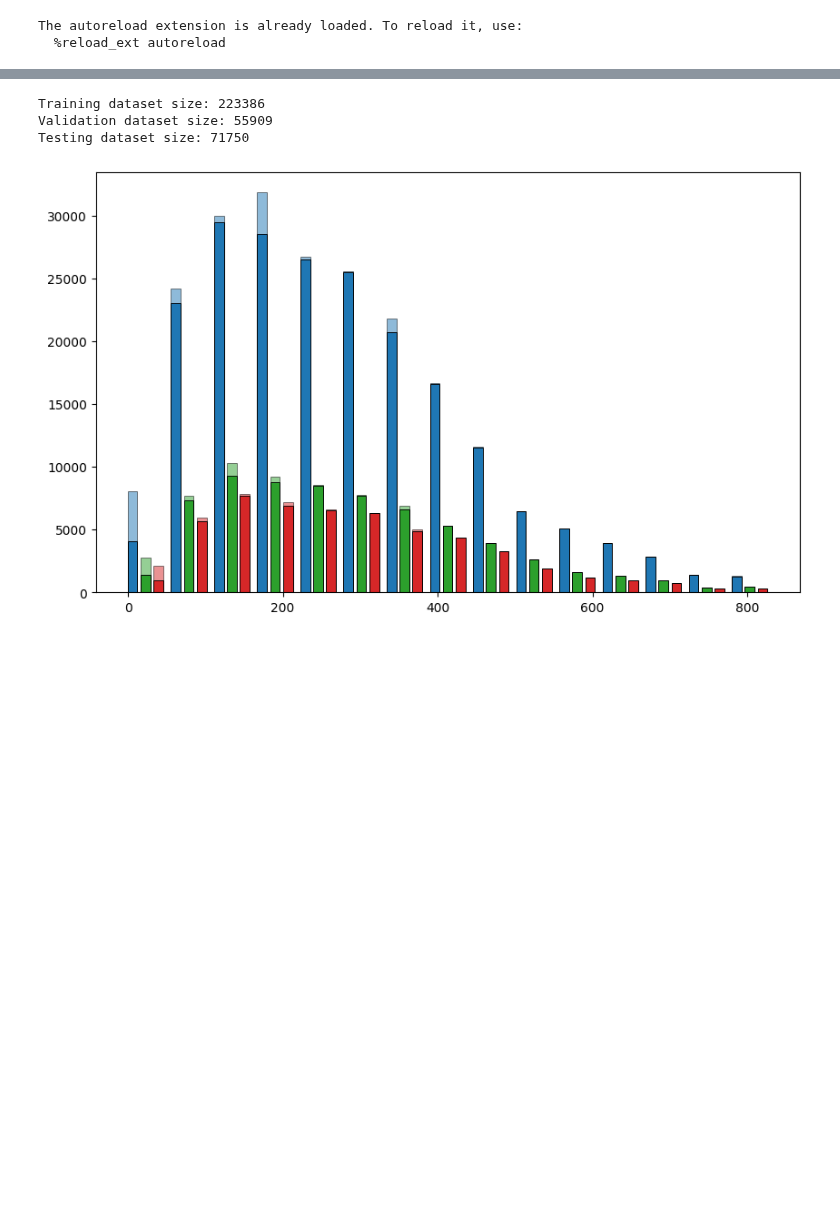
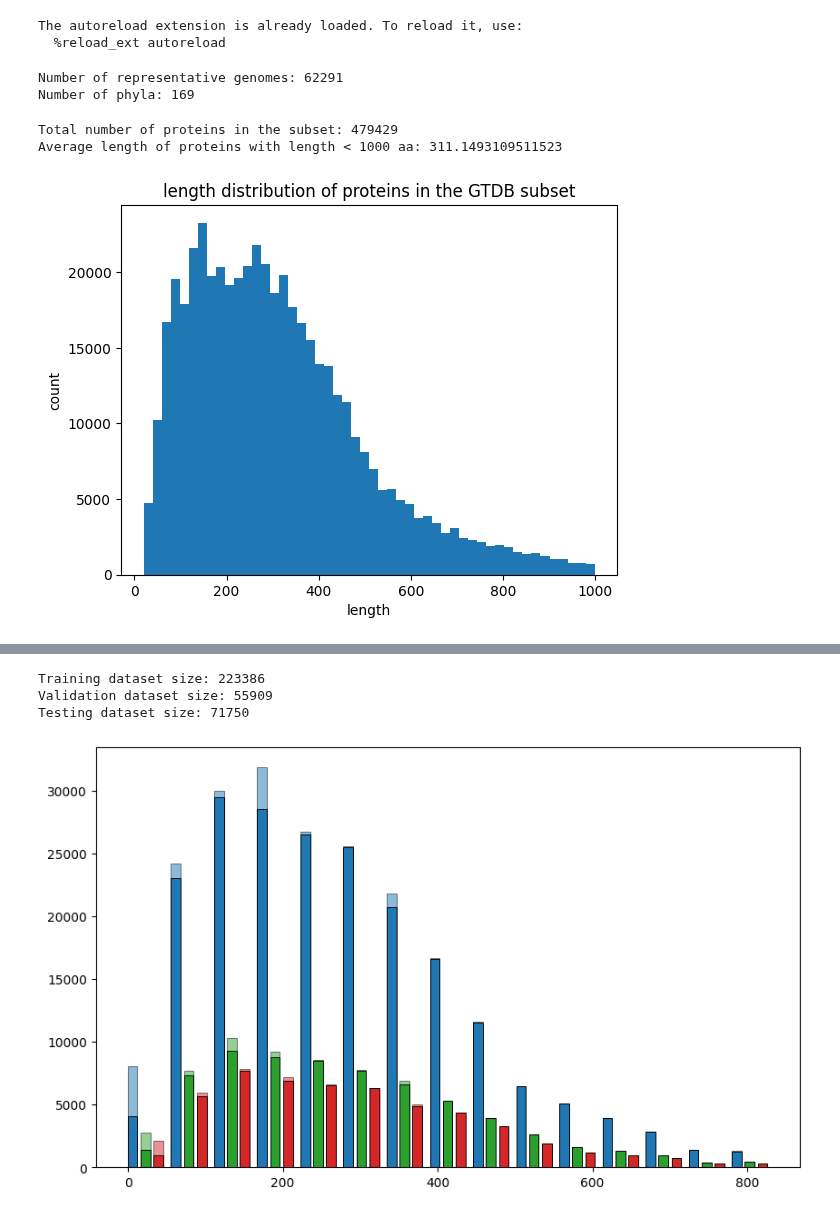
Before and after one commit to pipparichter/selenobot, a Jupyter notebook: notebooks/sandbox.ipynb, the cells around one changed output, grey strips where cells are left out. Cells and saved outputs as stored; diff of their text form; code cells hidden in the pictures; blank space fills up the shorter version.

```diff
--- a/notebooks/sandbox.ipynb
+++ b/notebooks/sandbox.ipynb
@@ -33,3 +36,72 @@ SCRIPTS_DIR = os.path.join(ROOT_DIR, 'scripts') # Get the path where results are
 # %% [output]
 The autoreload extension is already loaded. To reload it, use:
   %reload_ext autoreload
+# %%
+# For the sake of speeding things up, going to use a subset of GTDB genomes. I will grab the highest-completion representative
+# genome from each bacterial phylum.
+bacteria_metadata_df = pd.read_csv(os.path.join(DATA_DIR, 'validation', 'bac120_metadata_r207.tsv'), sep='\t')
+bacteria_metadata_df = bacteria_metadata_df[bacteria_metadata_df.gtdb_representative == 't'] # Get the representatives.
+# Extract the phylum...
+phylum = [re.search(r'p__([^;]+);', taxonomy).group(1) for taxonomy in bacteria_metadata_df.gtdb_taxonomy]
+bacteria_metadata_df['phylum'] = phylum
+
+print('Number of representative genomes:', len(bacteria_metadata_df))
+print('Number of phyla:', len(np.unique(phylum)))
+
+subset_df = [] # For storing the genome from each phylum with the highest completeness..
+for _, phylum_df in bacteria_metadata_df.groupby('phylum'):
+    phylum_df = phylum_df.sort_values('checkm_completeness', ascending=False)
+    subset_df.append(phylum_df.iloc[0].copy())
+subset_df = pd.DataFrame(subset_df)
+
+# Remove the prefixes from the genome IDs.
+subset_df = subset_df.rename(columns={'accession':'genome_id'})
+subset_df.genome_id = [genome_id.replace('GB_', '').replace('RS_', '') for genome_id in subset_df.genome_id]
+subset_df.set_index('genome_id').to_csv(os.path.join(DATA_DIR, 'validation', 'bac120_metadata_r207_subset.csv'))
+# %% [output]
+Number of representative genomes: 62291
+Number of phyla: 169
+# %%
+# Want to download the GTDB ORFs for the genomes in the subsample...
+# This is the genome with the highest completeness from each bacterial phylum!
+genome_ids = pd.read_csv(os.path.join(DATA_DIR, 'validation', 'bac120_metadata_r207_subset.csv')).genome_id
+
+# Obtain the relevant data from Find-A-Bug...
+gtdb_df = []
+for genome_id in tqdm(genome_ids, desc='Downloading genes from Find-A-Bug...'):
+    genome_df = []
+    query = fabapi.Query('proteins')
+    query.equal_to('genome_id', genome_id)
+    for page_df in query:
+        genome_df.append(page_df)
+    # Concatenate the results for the genome and add to the complete DataFrame.
+    genome_df = pd.concat(genome_df)
+    gtdb_df.append(genome_df)
+
+gtdb_df = pd.concat(gtdb_df).set_index('gene_id')
+gtdb_df.to_csv(os.path.join(DATA_DIR, 'validation', 'bac120_proteins_r207_subset.csv'))
+# %%
+print('Total number of proteins in the subset:', len(gtdb_df))
+
+# Also want to look at the length distribution, and possibly get rid of any clear outliers.
+gtdb_df['length'] = gtdb_df.seq.apply(len)
+
+# After looking at the initial length distribution, there are definitely some crazy outliers.
+# It seems like there *can* be bacterial sequences that long, but I don't want to deal with them.
+length_threshold = 1000
+# print((gtdb_df.length >= length_cutoff).sum(), f'proteins exceed the length threshold of {length_threshold}.')
+
+gtdb_df = gtdb_df[gtdb_df.length < length_threshold]
+gtdb_df.to_csv(os.path.join(DATA_DIR, 'validation', f'bac120_proteins_r207_subset_max_length_{length_threshold}.csv'))
+print(f'Average length of proteins with length < {length_threshold} aa:', gtdb_df.length.mean())
+
+fig, ax = plt.subplots()
+ax.hist(gtdb_df.length, bins=50)
+ax.set_title('length distribution of proteins in the GTDB subset')
+ax.set_xlabel('length')
+ax.set_ylabel('count')
+plt.show()
+# %% [output]
+Total number of proteins in the subset: 479429
+Average length of proteins with length < 1000 aa: 311.1493109511523
+[figure, added]
```
Also changed, not shown: parts of 2 cells of this notebook, 2 other files.
